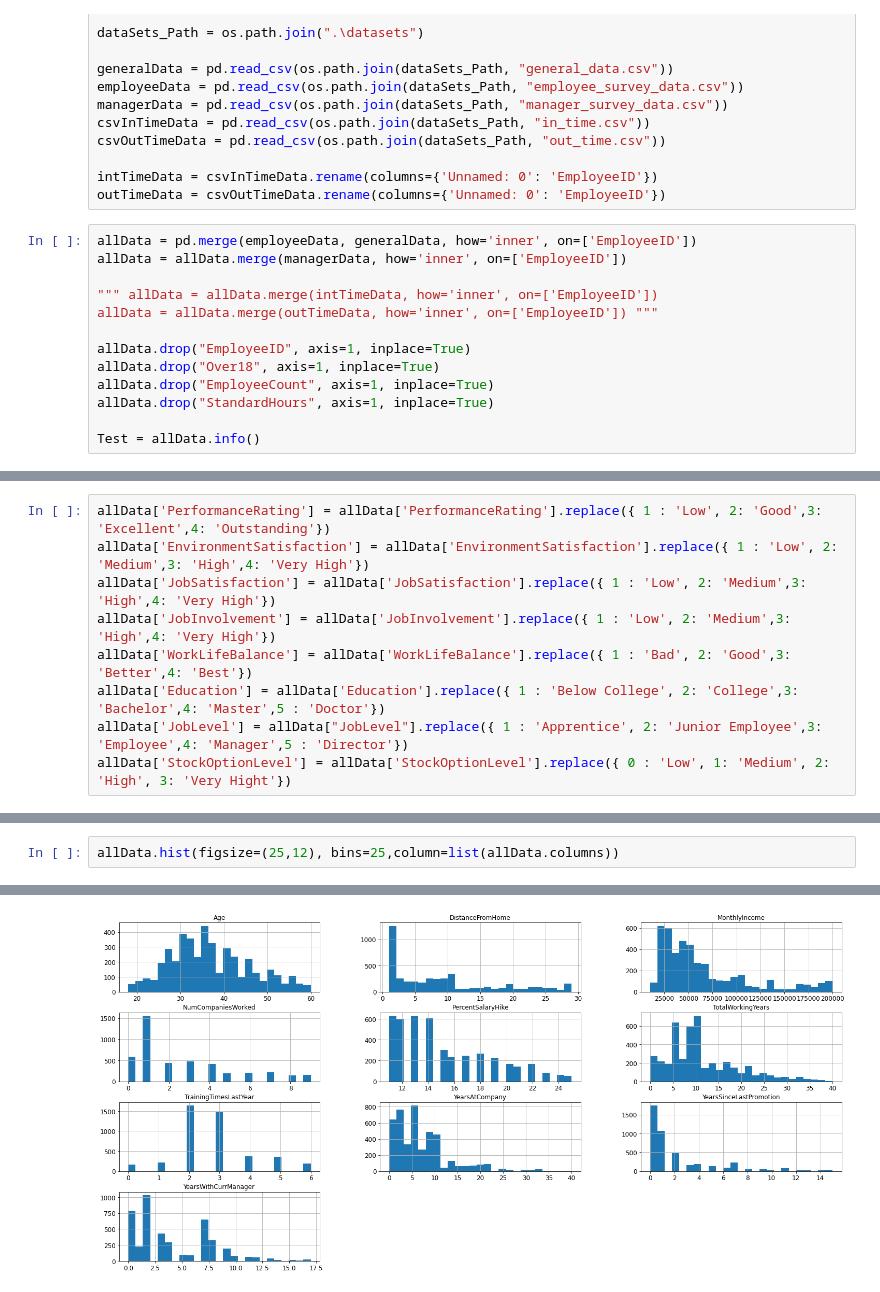
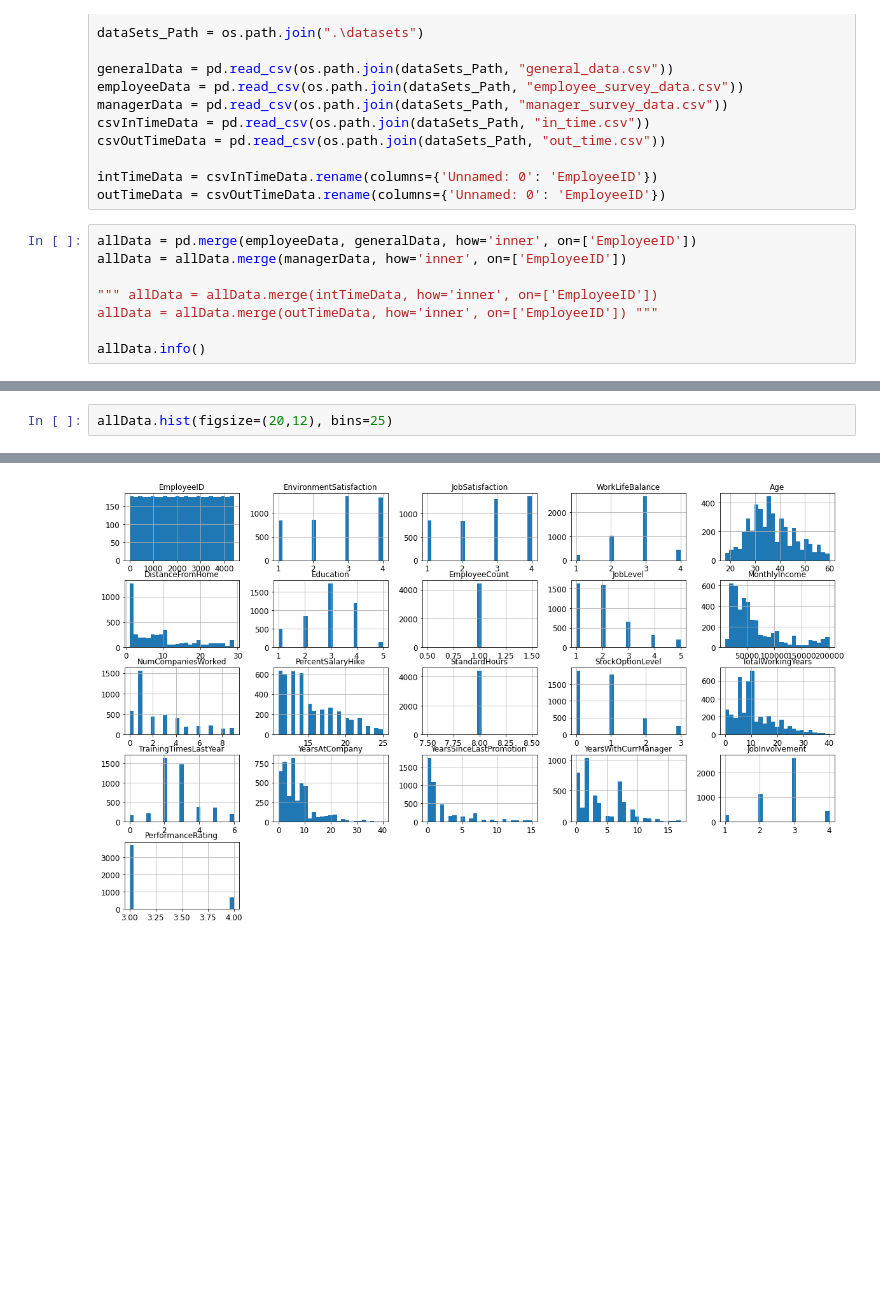
Before and after one commit to VictorMassotte/Projet-IA, a Jupyter notebook: projet-ia.ipynb, the cells around one changed output, grey strips where cells are left out. Drawn from its saved outputs; the diff is of its cells as text; blank space fills up the shorter version.

```diff
--- a/projet-ia.ipynb
+++ b/projet-ia.ipynb
@@ -55,12 +141,7 @@ allData = allData.merge(managerData, how='inner', on=['EmployeeID'])
 """ allData = allData.merge(intTimeData, how='inner', on=['EmployeeID'])
 allData = allData.merge(outTimeData, how='inner', on=['EmployeeID']) """
 
-allData.drop("EmployeeID", axis=1, inplace=True)
-allData.drop("Over18", axis=1, inplace=True)
-allData.drop("EmployeeCount", axis=1, inplace=True)
-allData.drop("StandardHours", axis=1, inplace=True)
-
-Test = allData.info()
+allData.info()
 # %% [output]
 <class 'pandas.core.frame.DataFrame'>
 Int64Index: 4410 entries, 0 to 4409
@@ -84,10 +163 @@ memory usage: 895.8+ KB
-# %%
-allData['PerformanceRating'] = allData['PerformanceRating'].replace({ 1 : 'Low', 2: 'Good',3: 'Excellent',4: 'Outstanding'})
-allData['EnvironmentSatisfaction'] = allData['EnvironmentSatisfaction'].replace({ 1 : 'Low', 2: 'Medium',3: 'High',4: 'Very High'})
-allData['JobSatisfaction'] = allData['JobSatisfaction'].replace({ 1 : 'Low', 2: 'Medium',3: 'High',4: 'Very High'})
-allData['JobInvolvement'] = allData['JobInvolvement'].replace({ 1 : 'Low', 2: 'Medium',3: 'High',4: 'Very High'})
-allData['WorkLifeBalance'] = allData['WorkLifeBalance'].replace({ 1 : 'Bad', 2: 'Good',3: 'Better',4: 'Best'})
-allData['Education'] = allData['Education'].replace({ 1 : 'Below College', 2: 'College',3: 'Bachelor',4: 'Master',5 : 'Doctor'})
-allData['JobLevel'] = allData["JobLevel"].replace({ 1 : 'Apprentice', 2: 'Junior Employee',3: 'Employee',4: 'Manager',5 : 'Director'})
-allData['StockOptionLevel'] = allData['StockOptionLevel'].replace({ 0 : 'Low', 1: 'Medium', 2: 'High', 3: 'Very Hight'})
 # %%
@@ -109,3 +176,3 @@ allData.describe(include="all")
 # %%
-allData.hist(figsize=(25,12), bins=25,column=list(allData.columns))
+allData.hist(figsize=(20,12), bins=25)
 # %% [output]
@@ -123 +196 @@ array([[<AxesSubplot:title={'center':'Age'}>,
-[figure, old version]
+[figure, new version]
```
Also changed, not shown: parts of 45 cells of this notebook.
